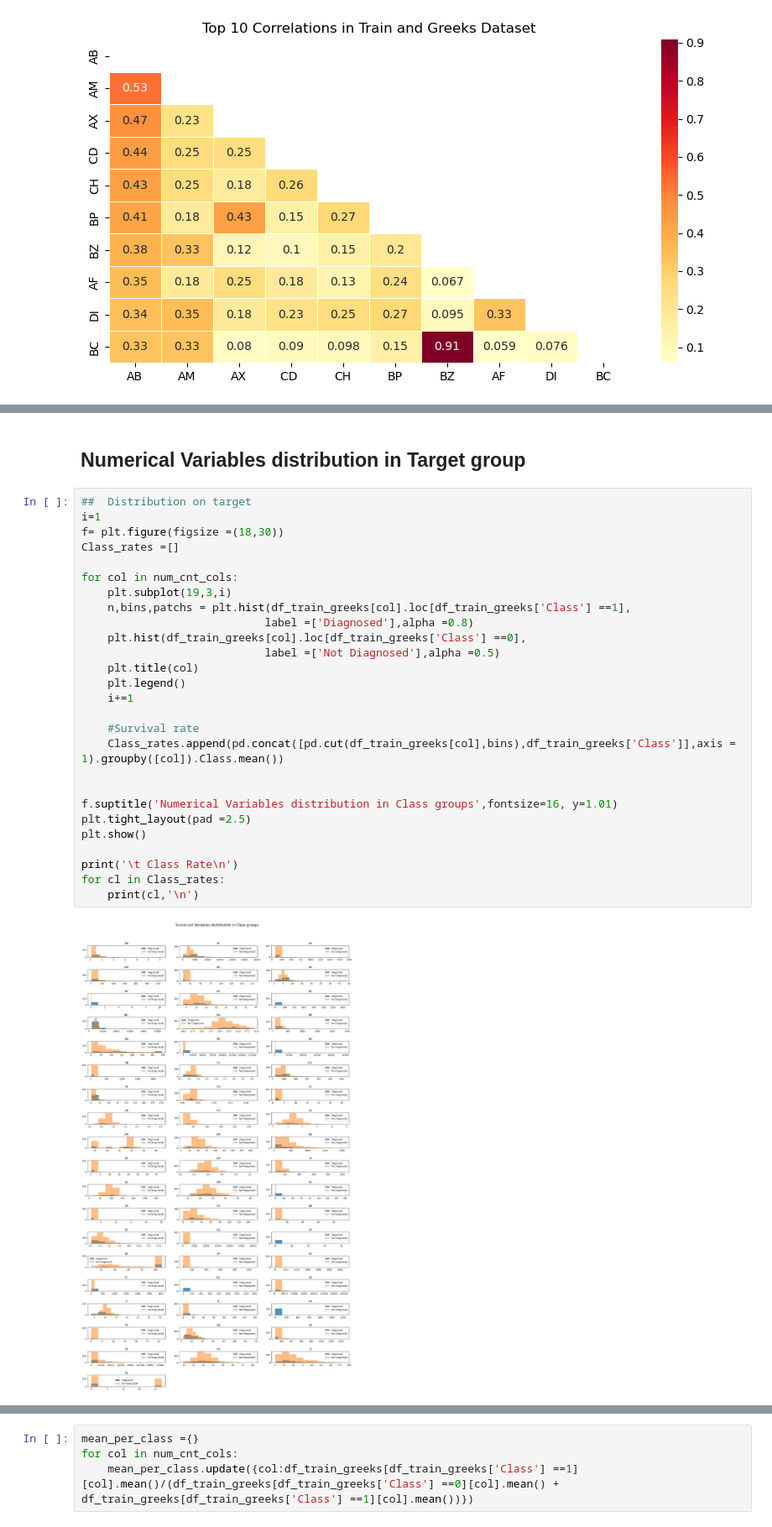
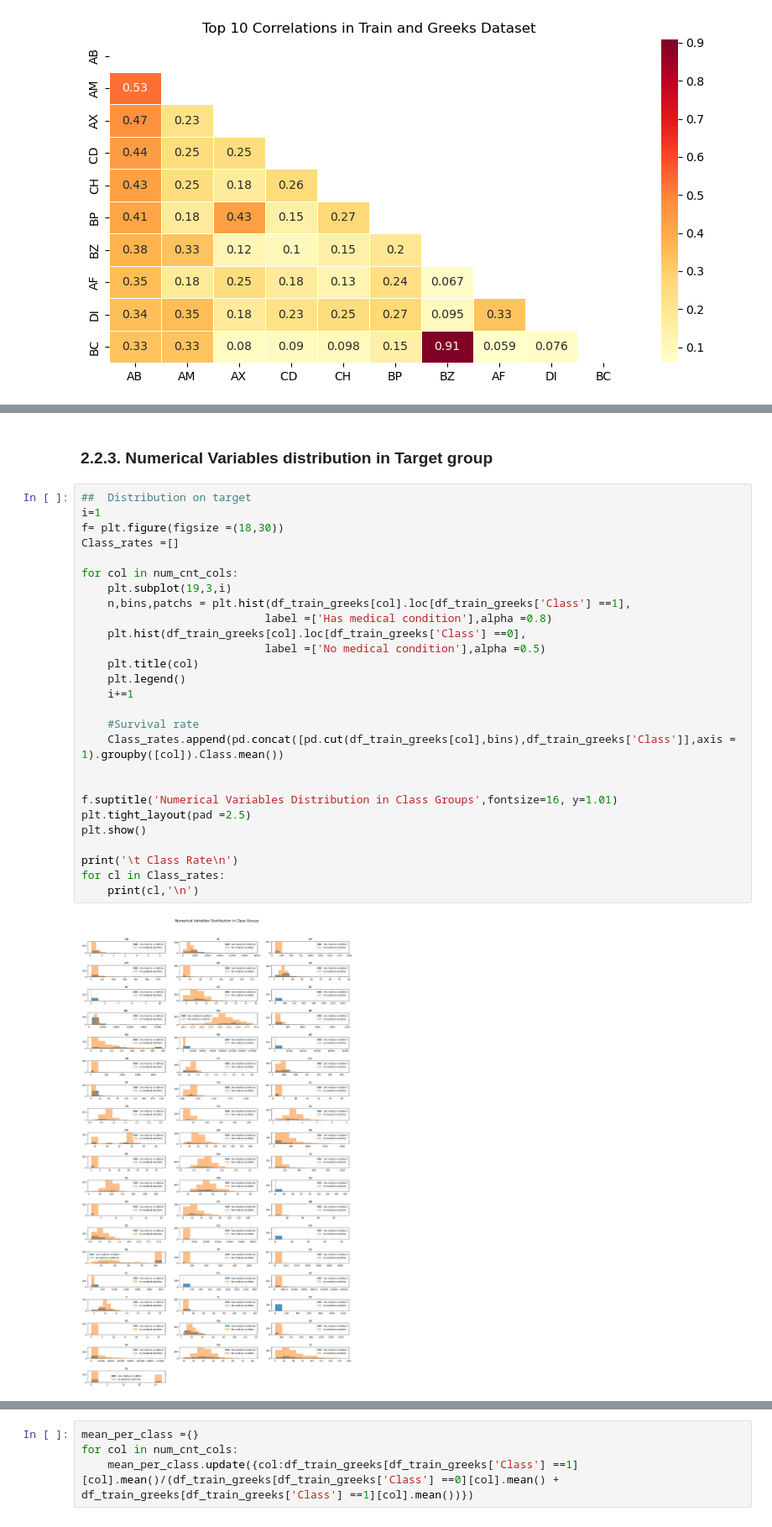
Before and after one commit to boniale/ML_iard, a Jupyter notebook: ml_diseases_mod.ipynb, the cells around one changed output, grey strips where cells are left out. Shown at 84% size. Cells and saved outputs as stored; diff of their text form.

```diff
--- a/ml_diseases_mod.ipynb
+++ b/ml_diseases_mod.ipynb
@@ -321,34 +298,34 @@ We can see that some variables are correlate but not highly correlated in genera
 # %% [markdown]
-## Numerical Variables distribution in Target group
+### 2.2.3. Numerical Variables distribution in Target group
 # %%
 ##  Distribution on target
 i=1
 f= plt.figure(figsize =(18,30))
 Class_rates =[]
 
 for col in num_cnt_cols:
     plt.subplot(19,3,i)
     n,bins,patchs = plt.hist(df_train_greeks[col].loc[df_train_greeks['Class'] ==1],
-                            label =['Diagnosed'],alpha =0.8)
+                            label =['Has medical condition'],alpha =0.8)
     plt.hist(df_train_greeks[col].loc[df_train_greeks['Class'] ==0],
-                            label =['Not Diagnosed'],alpha =0.5)
+                            label =['No medical condition'],alpha =0.5)
     plt.title(col)
     plt.legend()
     i+=1
 
     #Survival rate
     Class_rates.append(pd.concat([pd.cut(df_train_greeks[col],bins),df_train_greeks['Class']],axis = 1).groupby([col]).Class.mean())
 
 
-f.suptitle('Numerical Variables distribution in Class groups',fontsize=16, y=1.01)
+f.suptitle('Numerical Variables Distribution in Class Groups',fontsize=16, y=1.01)
 plt.tight_layout(pad =2.5)
 plt.show()
 
 print('\t Class Rate\n')
 for cl in Class_rates:
     print(cl,'\n')
 # %% [output]
-[figure, old version]
+[figure, new version]
          Class Rate
 
 AB
```
Also changed, not shown: parts of 39 cells of this notebook, 1 other file.
